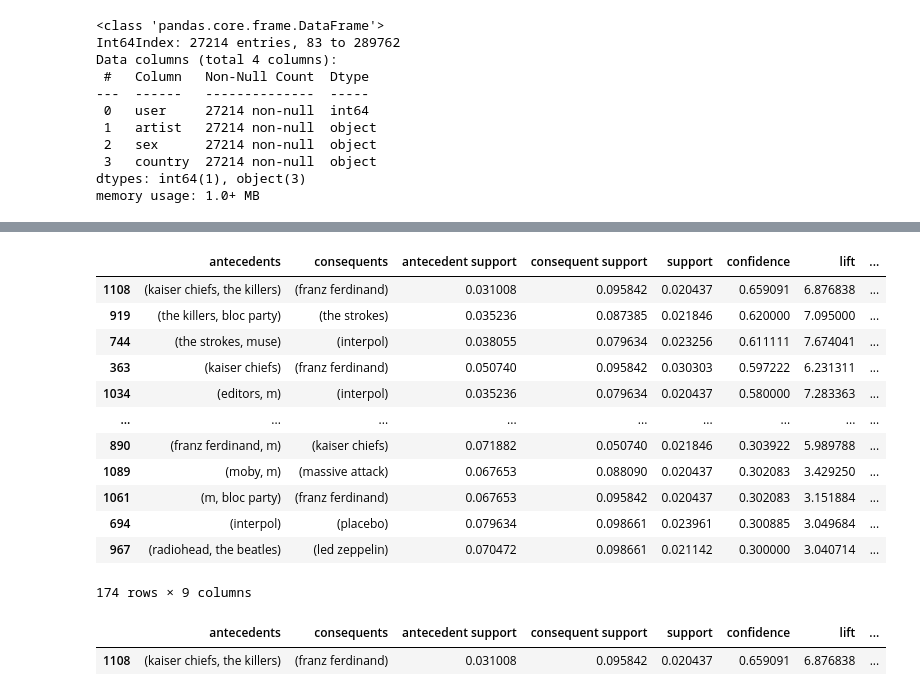
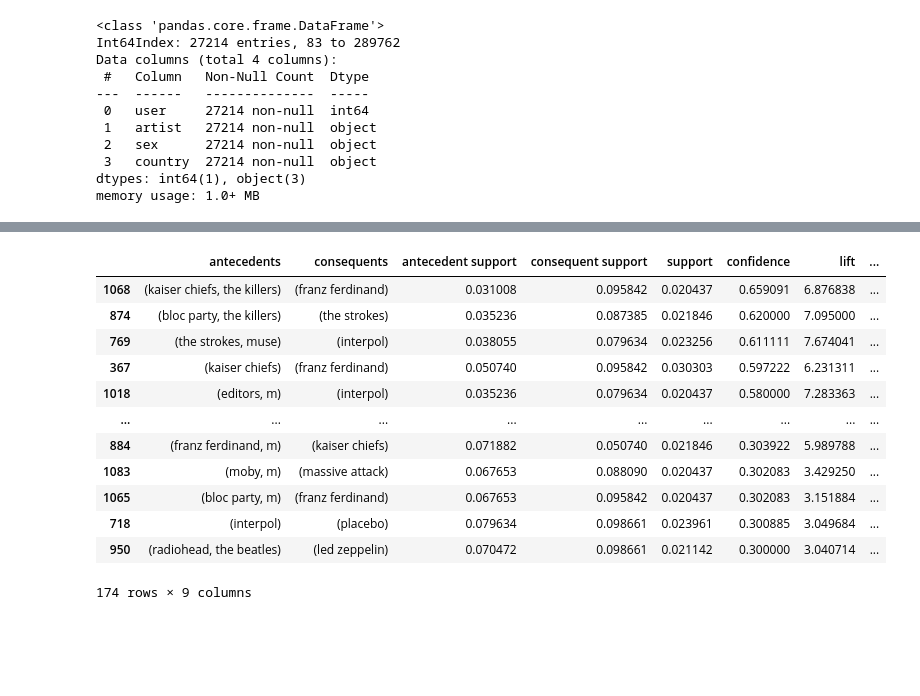
Before and after one commit to suhova/2021DataMining, a Jupyter notebook: hw2/Hometask 2 - LastFM mining.ipynb, the cells around one changed output, grey strips where cells are left out. Drawn from its saved outputs; the diff is of its cells as text; code cells hidden in the pictures; blank space fills up the shorter version.

```diff
--- a/hw2/Hometask 2 - LastFM mining.ipynb
+++ b/hw2/Hometask 2 - LastFM mining.ipynb
@@ -88,0 +49,3 @@ pvt2
+# %%
+data = data.drop('country', axis=1).groupby(['user','sex'])['artist'].apply(lambda x: ';'.join(x)).reset_index()
+data
@@ -88,0 +66,6 @@ pvt2
+# %%
+pvt = pd.concat([data.drop(['sex','artist'], axis=1),
+                             pd.get_dummies(data['sex']),
+                             data['artist'].str.get_dummies(';')
+                            ], axis = 1).set_index(['user'])
+pvt
@@ -89,6 +87,7 @@ pvt2
 # %%
 from mlxtend.frequent_patterns import apriori, association_rules
-frequent_itemsets = apriori(pvt2, min_support=0.02, use_colnames=True).sort_values(by='support', ascending=False, na_position='last')
+frequent_itemsets = apriori(pvt, min_support=0.02, use_colnames=True)\
+                        .sort_values(by='support', ascending=False, na_position='last')
 frequent_itemsets
 # %% [output]
 |  | support | itemsets |
@@ -106,6 +105,7 @@ frequent_itemsets
 1059 rows × 2 columns
 # %%
-rules_confidence = association_rules(frequent_itemsets, metric="confidence", min_threshold=0.3).sort_values(by='confidence', ascending=False, na_position='last')
+rules_confidence = association_rules(frequent_itemsets, metric="confidence", min_threshold=0.3)\
+.sort_values(by='confidence', ascending=False, na_position='last')
 rules_confidence
 # %% [output]
 |  | antecedents | consequents | antecedent support | consequent support | support | confidence | lift | ... |
@@ -123,28 +123,24 @@ rules_confidence
 1116 rows × 9 columns
 # %%
 # нет цели определять пол по списку исполнителей
-rules_confidence2 = rules_confidence[(rules_confidence['consequents'] != frozenset('m')) & (rules_confidence['consequents'] != frozenset('f'))]
-rules_confidence3 = rules_confidence2[rules_confidence2['consequent support'] < 0.1]
-rules_confidence3
+rules_confidence2 = rules_confidence[(rules_confidence['consequents'] != frozenset('m'))
+                                     & (rules_confidence['consequents'] != frozenset('f'))
+                                    & (rules_confidence['consequent support'] < 0.1)]
+rules_confidence2
 # %% [output]
 |  | antecedents | consequents | antecedent support | consequent support | support | confidence | lift | ... |
-| 1108 | (kaiser chiefs, the killers) | (franz ferdinand) | 0.031008 | 0.095842 | 0.020437 | 0.659091 | 6.876838 | ... |
-| 919 | (the killers, bloc party) | (the strokes) | 0.035236 | 0.087385 | 0.021846 | 0.620000 | 7.095000 | ... |
-| 744 | (the strokes, muse) | (interpol) | 0.038055 | 0.079634 | 0.023256 | 0.611111 | 7.674041 | ... |
-| 363 | (kaiser chiefs) | (franz ferdinand) | 0.050740 | 0.095842 | 0.030303 | 0.597222 | 6.231311 | ... |
-| 1034 | (editors, m) | (interpol) | 0.035236 | 0.079634 | 0.020437 | 0.580000 | 7.283363 | ... |
+| 1068 | (kaiser chiefs, the killers) | (franz ferdinand) | 0.031008 | 0.095842 | 0.020437 | 0.659091 | 6.876838 | ... |
+| 874 | (bloc party, the killers) | (the strokes) | 0.035236 | 0.087385 | 0.021846 | 0.620000 | 7.095000 | ... |
+| 769 | (the strokes, muse) | (interpol) | 0.038055 | 0.079634 | 0.023256 | 0.611111 | 7.674041 | ... |
+| 367 | (kaiser chiefs) | (franz ferdinand) | 0.050740 | 0.095842 | 0.030303 | 0.597222 | 6.231311 | ... |
+| 1018 | (editors, m) | (interpol) | 0.035236 | 0.079634 | 0.020437 | 0.580000 | 7.283363 | ... |
 | ... | ... | ... | ... | ... | ... | ... | ... | ... |
-| 890 | (franz ferdinand, m) | (kaiser chiefs) | 0.071882 | 0.050740 | 0.021846 | 0.303922 | 5.989788 | ... |
-| 1089 | (moby, m) | (massive attack) | 0.067653 | 0.088090 | 0.020437 | 0.302083 | 3.429250 | ... |
-| 1061 | (m, bloc party) | (franz ferdinand) | 0.067653 | 0.095842 | 0.020437 | 0.302083 | 3.151884 | ... |
-| 694 | (interpol) | (placebo) | 0.079634 | 0.098661 | 0.023961 | 0.300885 | 3.049684 | ... |
-| 967 | (radiohead, the beatles) | (led zeppelin) | 0.070472 | 0.098661 | 0.021142 | 0.300000 | 3.040714 | ... |
+| 884 | (franz ferdinand, m) | (kaiser chiefs) | 0.071882 | 0.050740 | 0.021846 | 0.303922 | 5.989788 | ... |
+| 1083 | (moby, m) | (massive attack) | 0.067653 | 0.088090 | 0.020437 | 0.302083 | 3.429250 | ... |
+| 1065 | (bloc party, m) | (franz ferdinand) | 0.067653 | 0.095842 | 0.020437 | 0.302083 | 3.151884 | ... |
+| 718 | (interpol) | (placebo) | 0.079634 | 0.098661 | 0.023961 | 0.300885 | 3.049684 | ... |
+| 950 | (radiohead, the beatles) | (led zeppelin) | 0.070472 | 0.098661 | 0.021142 | 0.300000 | 3.040714 | ... |
 174 rows × 9 columns
-# %%
-rules_confidence3[rules_confidence3.index == 1108]
-# %% [output]
-|  | antecedents | consequents | antecedent support | consequent support | support | confidence | lift | ... |
-| 1108 | (kaiser chiefs, the killers) | (franz ferdinand) | 0.031008 | 0.095842 | 0.020437 | 0.659091 | 6.876838 | ... |
 # %%
 rules_lift = association_rules(frequent_itemsets, metric="lift", min_threshold=0.3).sort_values(by='lift', ascending=False, na_position='last')
 rules_lift
```
Also changed, not shown: parts of 21 cells of this notebook.
